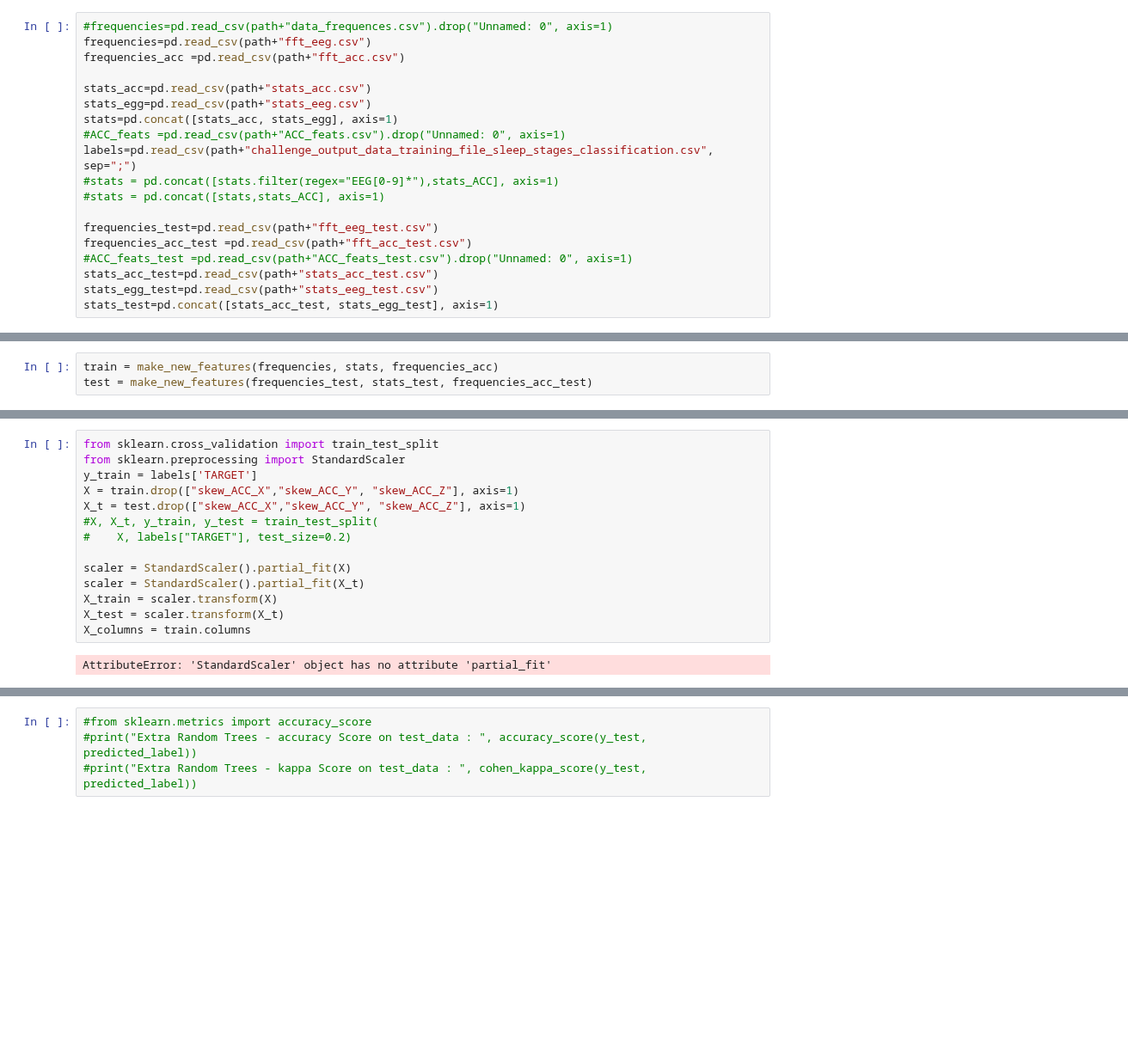
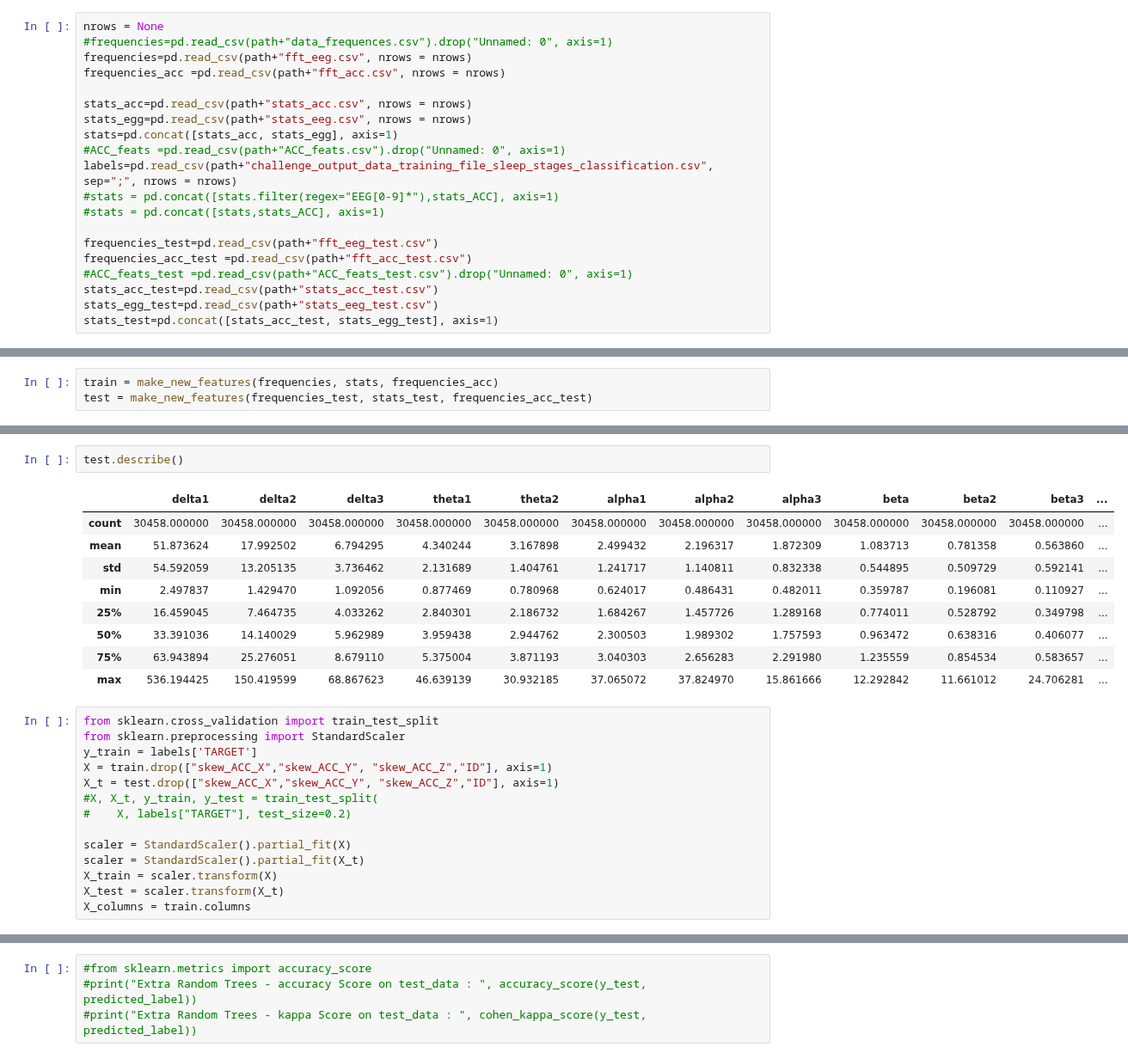
Before and after one commit to sofcalca/sleep, a Jupyter notebook: submit.ipynb, the cells around one changed output, grey strips where cells are left out. Shown at 86% size. Drawn from its saved outputs; the diff is of its cells as text; blank space fills up the shorter version.

```diff
--- a/submit.ipynb
+++ b/submit.ipynb
@@ -12,15 +12,16 @@ pd.set_option('display.max_columns', None)
 #    path = ""
 path = "data/"
 # %%
+nrows = None
 #frequencies=pd.read_csv(path+"data_frequences.csv").drop("Unnamed: 0", axis=1)
-frequencies=pd.read_csv(path+"fft_eeg.csv")
-frequencies_acc =pd.read_csv(path+"fft_acc.csv")
+frequencies=pd.read_csv(path+"fft_eeg.csv", nrows = nrows)
+frequencies_acc =pd.read_csv(path+"fft_acc.csv", nrows = nrows)
 
-stats_acc=pd.read_csv(path+"stats_acc.csv")
-stats_egg=pd.read_csv(path+"stats_eeg.csv")
+stats_acc=pd.read_csv(path+"stats_acc.csv", nrows = nrows)
+stats_egg=pd.read_csv(path+"stats_eeg.csv", nrows = nrows)
 stats=pd.concat([stats_acc, stats_egg], axis=1)
 #ACC_feats =pd.read_csv(path+"ACC_feats.csv").drop("Unnamed: 0", axis=1)
-labels=pd.read_csv(path+"challenge_output_data_training_file_sleep_stages_classification.csv", sep=";")
+labels=pd.read_csv(path+"challenge_output_data_training_file_sleep_stages_classification.csv", sep=";", nrows = nrows)
 #stats = pd.concat([stats.filter(regex="EEG[0-9]*"),stats_ACC], axis=1)
 #stats = pd.concat([stats,stats_ACC], axis=1)
 
@@ -95,9 +99,21 @@ train.describe()
+# %%
+test.describe()
+# %% [output]
+|  | delta1 | delta2 | delta3 | theta1 | theta2 | alpha1 | alpha2 | alpha3 | beta | beta2 | beta3 | ... |
+| count | 30458.000000 | 30458.000000 | 30458.000000 | 30458.000000 | 30458.000000 | 30458.000000 | 30458.000000 | 30458.000000 | 30458.000000 | 30458.000000 | 30458.000000 | ... |
+| mean | 51.873624 | 17.992502 | 6.794295 | 4.340244 | 3.167898 | 2.499432 | 2.196317 | 1.872309 | 1.083713 | 0.781358 | 0.563860 | ... |
+| std | 54.592059 | 13.205135 | 3.736462 | 2.131689 | 1.404761 | 1.241717 | 1.140811 | 0.832338 | 0.544895 | 0.509729 | 0.592141 | ... |
+| min | 2.497837 | 1.429470 | 1.092056 | 0.877469 | 0.780968 | 0.624017 | 0.486431 | 0.482011 | 0.359787 | 0.196081 | 0.110927 | ... |
+| 25% | 16.459045 | 7.464735 | 4.033262 | 2.840301 | 2.186732 | 1.684267 | 1.457726 | 1.289168 | 0.774011 | 0.528792 | 0.349798 | ... |
+| 50% | 33.391036 | 14.140029 | 5.962989 | 3.959438 | 2.944762 | 2.300503 | 1.989302 | 1.757593 | 0.963472 | 0.638316 | 0.406077 | ... |
+| 75% | 63.943894 | 25.276051 | 8.679110 | 5.375004 | 3.871193 | 3.040303 | 2.656283 | 2.291980 | 1.235559 | 0.854534 | 0.583657 | ... |
+| max | 536.194425 | 150.419599 | 68.867623 | 46.639139 | 30.932185 | 37.065072 | 37.824970 | 15.861666 | 12.292842 | 11.661012 | 24.706281 | ... |
 # %%
 from sklearn.cross_validation import train_test_split
 from sklearn.preprocessing import StandardScaler
 y_train = labels['TARGET']
-X = train.drop(["skew_ACC_X","skew_ACC_Y", "skew_ACC_Z"], axis=1)
-X_t = test.drop(["skew_ACC_X","skew_ACC_Y", "skew_ACC_Z"], axis=1)
+X = train.drop(["skew_ACC_X","skew_ACC_Y", "skew_ACC_Z","ID"], axis=1)
+X_t = test.drop(["skew_ACC_X","skew_ACC_Y", "skew_ACC_Z","ID"], axis=1)
 #X, X_t, y_train, y_test = train_test_split(
 #    X, labels["TARGET"], test_size=0.2)
 
@@ -106,8 +122,6 @@ scaler = StandardScaler().partial_fit(X_t)
 X_train = scaler.transform(X)
 X_test = scaler.transform(X_t)
 X_columns = train.columns
-# %% [output]
-AttributeError: 'StandardScaler' object has no attribute 'partial_fit'
 # %%
 %%time
 from sklearn.ensemble import ExtraTreesClassifier
```
Also changed, not shown: parts of 17 cells of this notebook.
